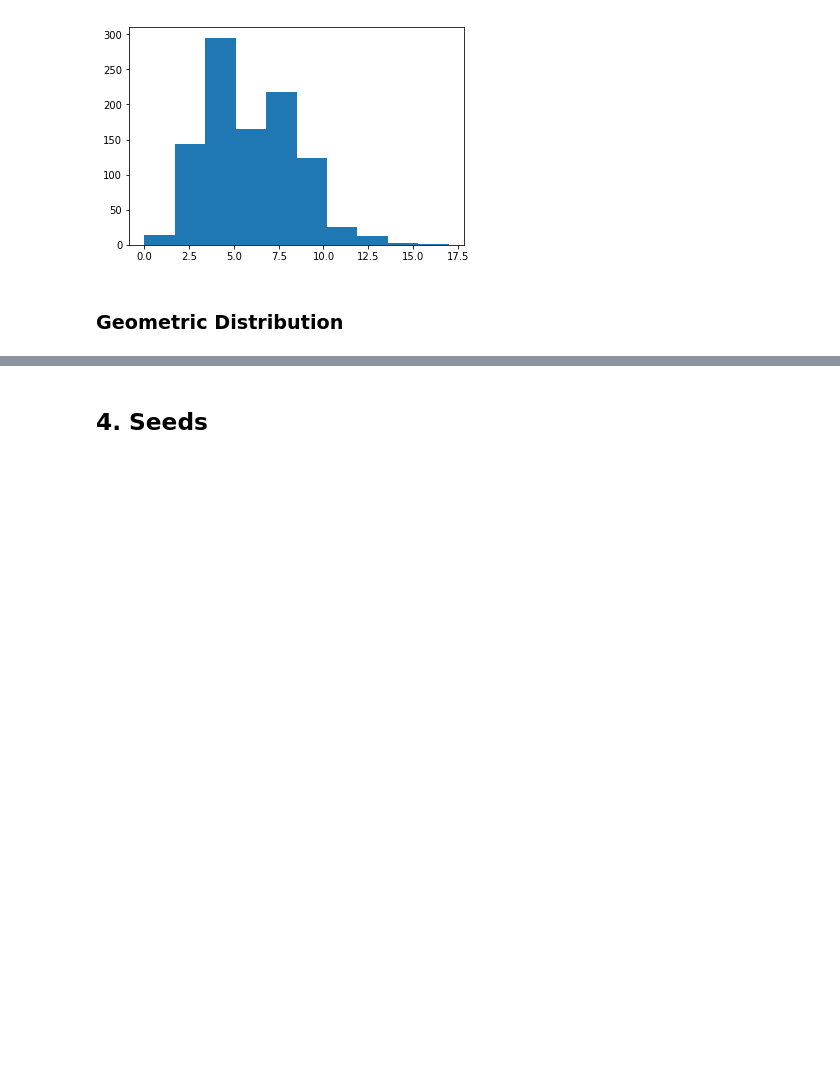
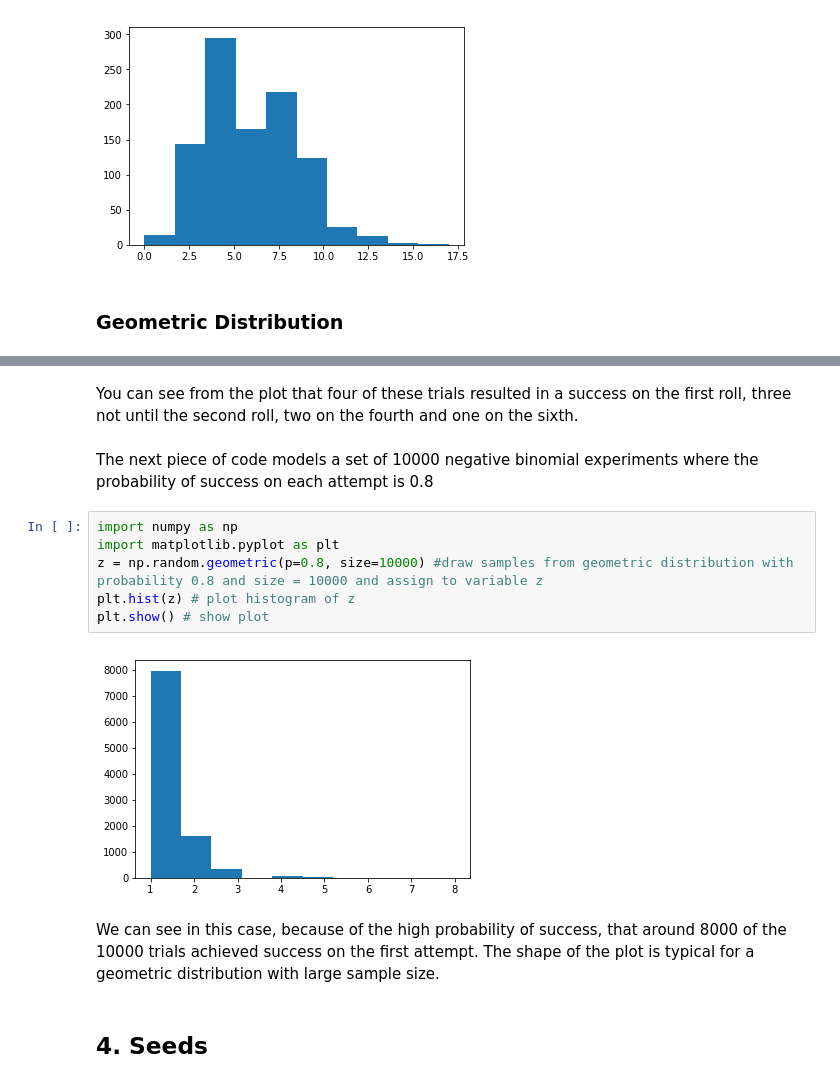
Before and after one commit to michealcannon/numpy-random, a Jupyter notebook: numpy-random.ipynb, the cells around one changed output, grey strips where cells are left out. Drawn from its saved outputs; the diff is of its cells as text; blank space fills up the shorter version.

```diff
--- a/numpy-random.ipynb
+++ b/numpy-random.ipynb
@@ -214,2 +222,16 @@ The function is illustrated in the following code..
+# %% [markdown]
+ You can see from the plot that four of these trials resulted in a success on the first roll, three not until the second roll, two on the fourth and one on the sixth.
+# %% [markdown]
+The next piece of code models a set of 10000 negative binomial experiments where the probability of success on each attempt is 0.8
+# %%
+import numpy as np
+import matplotlib.pyplot as plt
+z = np.random.geometric(p=0.8, size=10000) #draw samples from geometric distribution with probability 0.8 and size = 10000 and assign to variable z
+plt.hist(z) # plot histogram of z
+plt.show() # show plot
+# %% [output]
+[figure, added]
+# %% [markdown]
+We can see in this case, because of the high probability of success, that around 8000 of the 10000 trials achieved success on the first attempt. The shape of the plot is typical for a geometric distribution with large sample size.
 # %% [markdown]
 ## 4. Seeds
```
Also changed, not shown: parts of 2 cells of this notebook.
